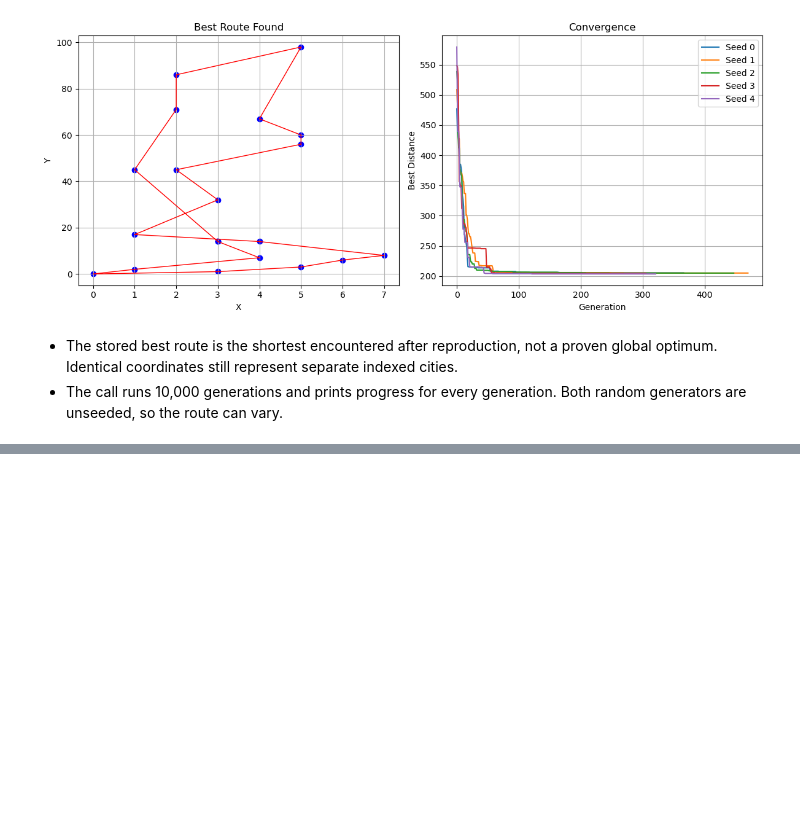
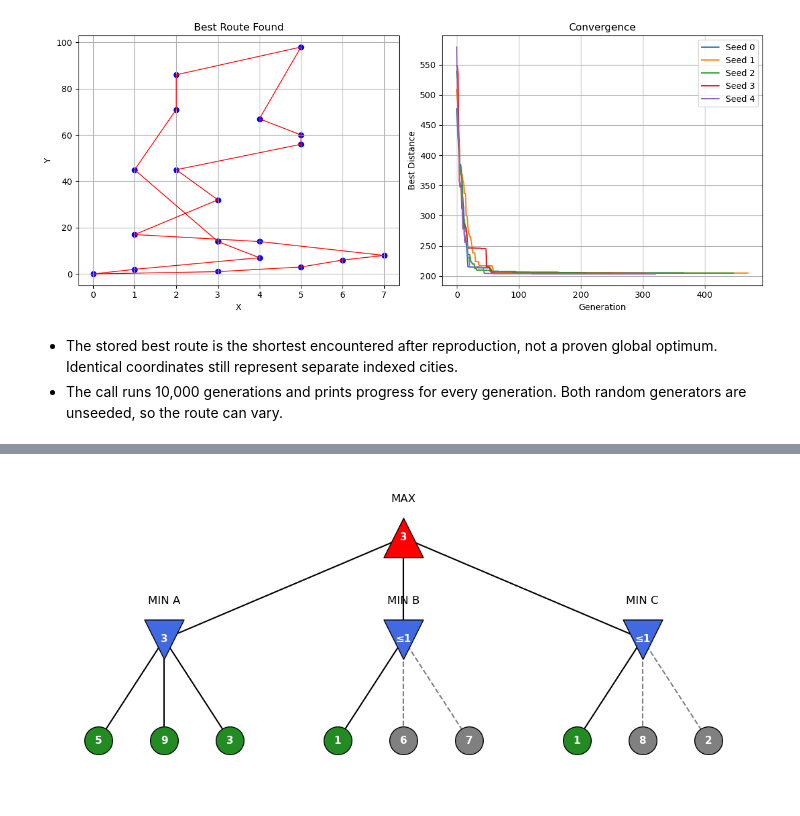
Before and after one commit to jalil-piran/AI, a Jupyter notebook: AI_2026.ipynb, the cells around one changed output, grey strips where cells are left out. Drawn from its saved outputs; the diff is of its cells as text; code cells hidden in the pictures; blank space fills up the shorter version.

```diff
--- a/AI_2026.ipynb
+++ b/AI_2026.ipynb
@@ -1867,0 +2103,83 @@ Best distance found: 203.5911
+# %%
+import matplotlib.pyplot as plt
+
+tree = [[5, 9, 3], [1, 6, 7], [1, 8, 2]]
+
+def minimax_pruning(branches):
+    best, best_move = float("-inf"), None
+    visited, skipped, branch_labels = [], [], []
+
+    for i, branch in enumerate(branches):
+        current = float("inf")
+        pruned = False
+
+        for j, leaf in enumerate(branch):
+            visited.append((i, j))
+            current = min(current, leaf)
+
+            # Cut off only if unvisited terminal leaves remain.
+            if current <= best and j + 1 < len(branch):
+                skipped.extend((i, k) for k in range(j + 1, len(branch)))
+                pruned = True
+                break
+
+        branch_labels.append(f"≤{current}" if pruned else str(current))
+
+        # Update best only after evaluating a complete branch.
+        if not pruned and current > best:
+            best, best_move = current, i
+
+    return best, best_move, visited, skipped, branch_labels
+
+def draw_tree(tree, branch_labels, value, skipped):
+    fig, ax = plt.subplots(figsize=(11, 5))
+    skipped = set(skipped)
+    branch_x = [(i - (len(tree) - 1) / 2) * 4
+                for i in range(len(tree))]
+
+    def node(x, y, label, marker, color, size):
+        ax.scatter(x, y, marker=marker, s=size, color=color,
+                   edgecolors="black", zorder=3)
+        ax.text(x, y, str(label), ha="center", va="center",
+                color="white", weight="bold", fontsize=11, zorder=4)
+
+    # MAX: red upward triangle
+    node(0, 2, value, "^", "red", 1800)
+    ax.text(0, 2.35, "MAX", ha="center", fontsize=12)
+
+    for i, (x, branch) in enumerate(zip(branch_x, tree)):
+        ax.plot([0, x], [2, 1], color="black", zorder=1)
+
+        # MIN: blue downward triangle
+        node(x, 1, branch_labels[i], "v", "royalblue", 1800)
+        ax.text(x, 1.35, f"MIN {'ABC'[i]}", ha="center", fontsize=12)
+
+        for j, leaf in enumerate(branch):
+            leaf_x = x + (j - (len(branch) - 1) / 2) * 1.1
+            pruned = (i, j) in skipped
+
+            ax.plot([x, leaf_x], [1, 0],
+                    color="gray" if pruned else "black",
+                    linestyle="--" if pruned else "-",
+                    linewidth=1.5, zorder=1)
+
+            # Terminal leaves: green circles; pruned leaves: gray circles
+            node(leaf_x, 0, leaf, "o",
+                 "gray" if pruned else "forestgreen", 900)
+
+    ax.set_ylim(-0.5, 2.6)
+    ax.set_xlim(min(branch_x) - 2, max(branch_x) + 2)
+    ax.axis("off")
+    plt.tight_layout()
+
+value, move, visited, skipped, labels = minimax_pruning(tree)
+
+print("Minimax value:", value)
+print("Best branch:", "ABC"[move])
+print("Evaluated leaf values:", [tree[i][j] for i, j in visited])
+print("Pruned leaf values:", [tree[i][j] for i, j in skipped])
+print("Evaluated terminal leaves:", len(visited))
+print("Pruned terminal leaves:", len(skipped))
+
+draw_tree(tree, labels, value, skipped)
+# %% [output]
@@ -1867,0 +2192 @@ Best distance found: 203.5911
+[figure, added]
```
Also changed, not shown: parts of 27 cells of this notebook.
